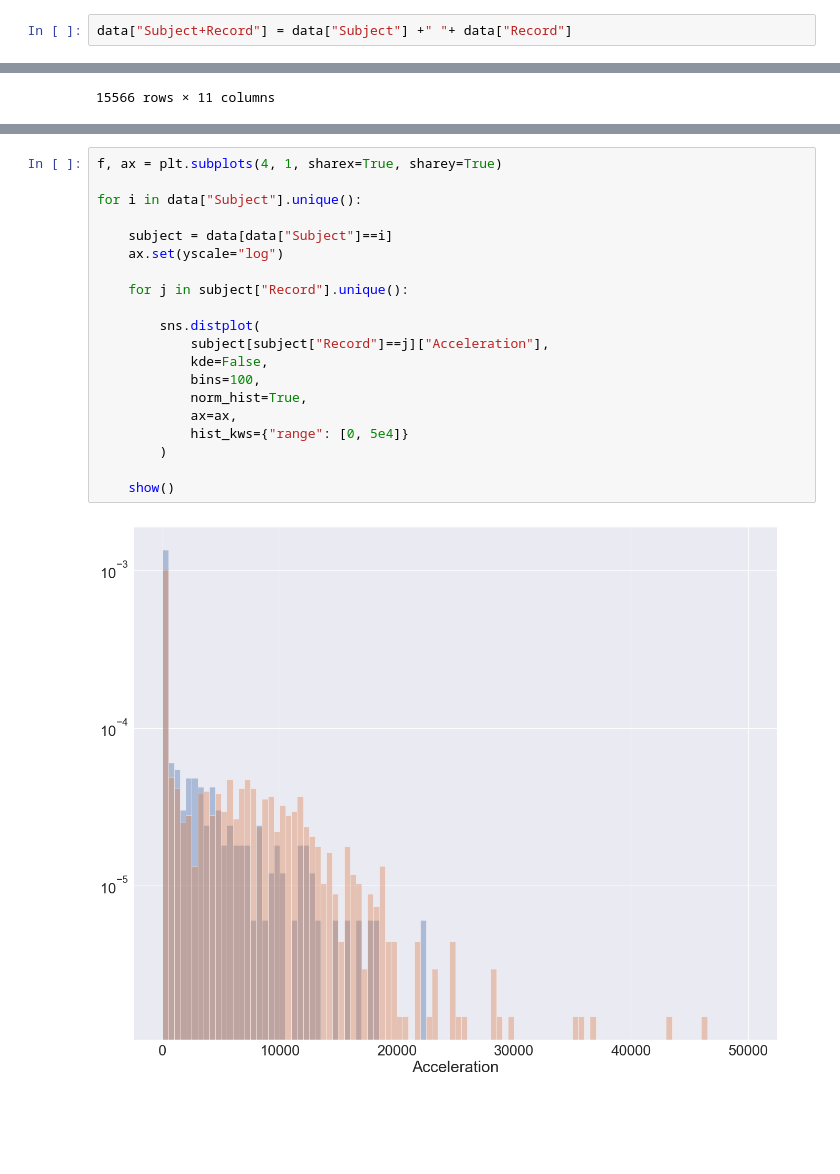
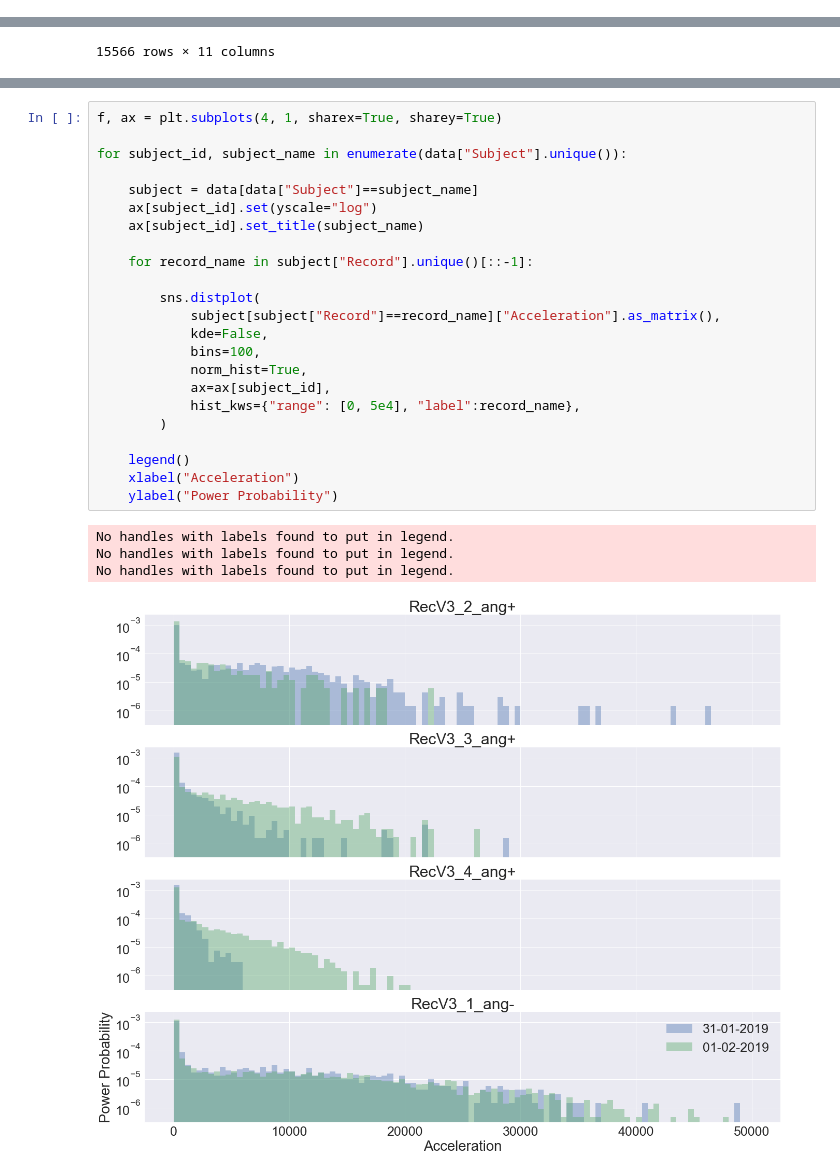
Before and after one commit to BasilMinkov/Jupyter-Notebooks, a Jupyter notebook: neuroscience/Lactate.ipynb, the cells around one changed output, grey strips where cells are left out. Saved outputs shown, nothing was run; the diff lists cells and outputs as text; blank space fills up the shorter version.

Commit message:
tided up bioinformatics folder and complited lactate histograms and boxplots

```diff
--- a/neuroscience/Lactate.ipynb
+++ b/neuroscience/Lactate.ipynb
@@ -287,5 +239,3 @@ NameError: name 'new_df' is not defined
-# %%
-data["Subject+Record"] = data["Subject"] +" "+ data["Record"]
 # %%
 data
 # %% [output]
@@ -349,22 +260,28 @@ g.map(sns.distplot, "Acceleration", kde=False);
 # %%
 f, ax = plt.subplots(4, 1, sharex=True, sharey=True)
 
-for i in data["Subject"].unique():
+for subject_id, subject_name in enumerate(data["Subject"].unique()):
 
-    subject = data[data["Subject"]==i]
-    ax.set(yscale="log")
+    subject = data[data["Subject"]==subject_name]
+    ax[subject_id].set(yscale="log")
+    ax[subject_id].set_title(subject_name)
 
-    for j in subject["Record"].unique():
+    for record_name in subject["Record"].unique()[::-1]:
 
         sns.distplot(
-            subject[subject["Record"]==j]["Acceleration"],
+            subject[subject["Record"]==record_name]["Acceleration"].as_matrix(),
             kde=False,
             bins=100,
             norm_hist=True,
-            ax=ax,
-            hist_kws={"range": [0, 5e4]}
+            ax=ax[subject_id],
+            hist_kws={"range": [0, 5e4], "label":record_name},
         )
 
-    show()
+    legend()
+    xlabel("Acceleration")
+    ylabel("Power Probability")
 # %% [output]
+No handles with labels found to put in legend.
+No handles with labels found to put in legend.
+No handles with labels found to put in legend.
-[figure, old version]
+[figure, new version]
```
Also changed, not shown: parts of 8 cells of this notebook, 22 other files.
